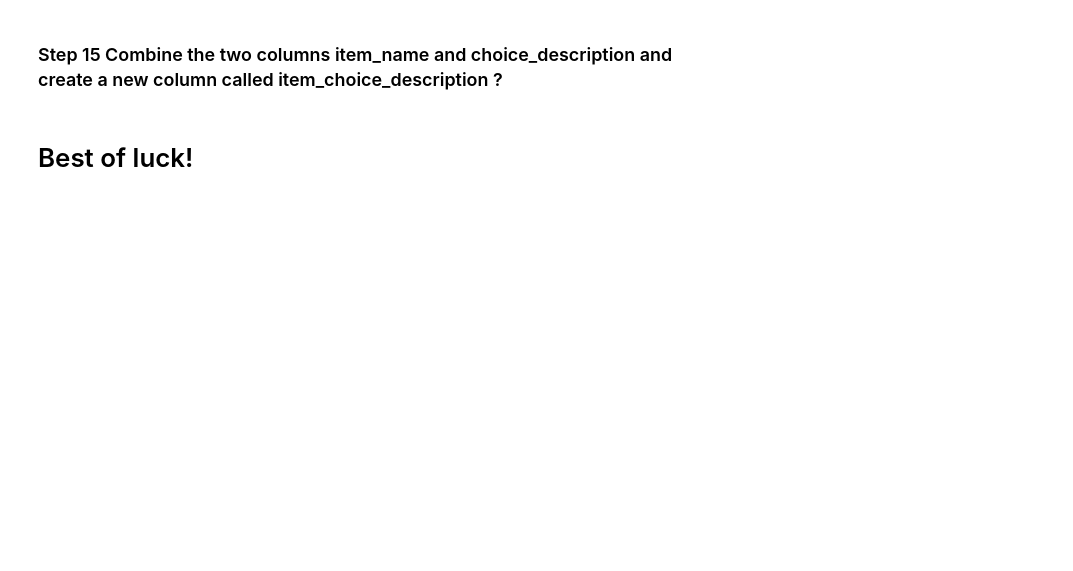
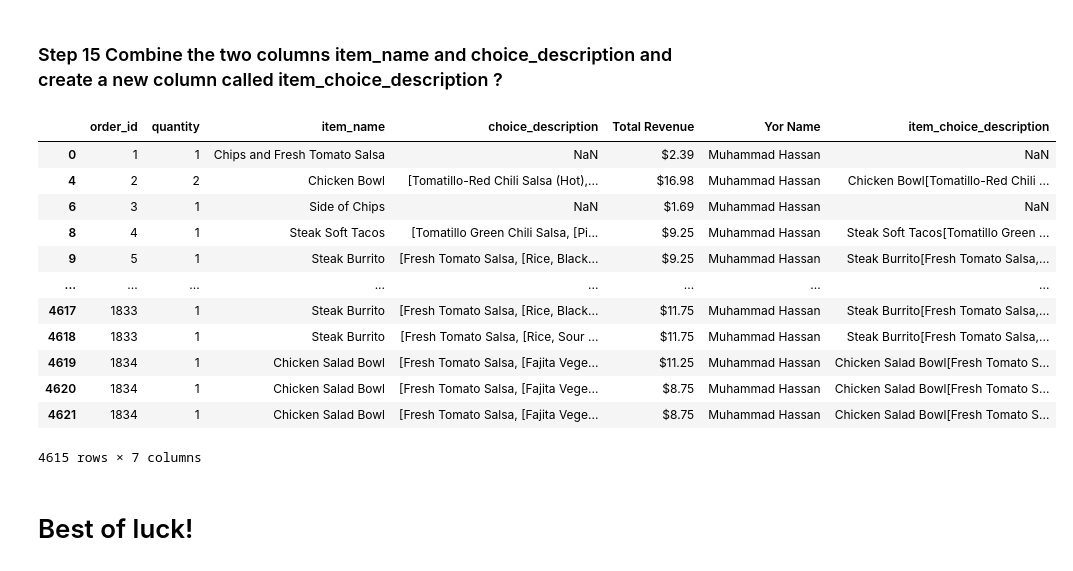
Before and after one commit to mhassandata/bit_assignment, a Jupyter notebook: Quiz_1.ipynb, the cells around one changed output. Saved outputs shown, nothing was run; the diff lists cells and outputs as text; code cells hidden in the pictures; blank space fills up the shorter version.

```diff
--- a/Quiz_1.ipynb
+++ b/Quiz_1.ipynb
@@ -120,3 +120,6 @@ chipo.head()
 | 4 | 2 | 2 | Chicken Bowl | [Tomatillo-Red Chili Salsa (Hot),... | $16.98 |
 # %% [markdown]
 ### Step 12 Create A new Column called 'Your Name' and fill it with your name
+# %%
+chipo['Yor Name'] = "Muhammad Hassan"
+chipo
@@ -125 +142,4 @@ chipo.head()
+# %%
+# Drop the rows with the specified index values
+chipo = chipo.drop(index=[1,3,2,5,12,14,7])
 # %% [markdown]
@@ -127,4 +162,21 @@ chipo.head()
 # %% [markdown]
 ### Step 15 Combine the two columns item_name and choice_description and create a new column called item_choice_description ?
+# %%
+chipo['item_choice_description'] = chipo['item_name'] + chipo['choice_description']
+chipo
+# %% [output]
+|  | order_id | quantity | item_name | choice_description | Total Revenue | Yor Name | item_choice_description |
+| 0 | 1 | 1 | Chips and Fresh Tomato Salsa | NaN | $2.39 | Muhammad Hassan | NaN |
+| 4 | 2 | 2 | Chicken Bowl | [Tomatillo-Red Chili Salsa (Hot),... | $16.98 | Muhammad Hassan | Chicken Bowl[Tomatillo-Red Chili ... |
+| 6 | 3 | 1 | Side of Chips | NaN | $1.69 | Muhammad Hassan | NaN |
+| 8 | 4 | 1 | Steak Soft Tacos | [Tomatillo Green Chili Salsa, [Pi... | $9.25 | Muhammad Hassan | Steak Soft Tacos[Tomatillo Green ... |
+| 9 | 5 | 1 | Steak Burrito | [Fresh Tomato Salsa, [Rice, Black... | $9.25 | Muhammad Hassan | Steak Burrito[Fresh Tomato Salsa,... |
+| ... | ... | ... | ... | ... | ... | ... | ... |
+| 4617 | 1833 | 1 | Steak Burrito | [Fresh Tomato Salsa, [Rice, Black... | $11.75 | Muhammad Hassan | Steak Burrito[Fresh Tomato Salsa,... |
+| 4618 | 1833 | 1 | Steak Burrito | [Fresh Tomato Salsa, [Rice, Sour ... | $11.75 | Muhammad Hassan | Steak Burrito[Fresh Tomato Salsa,... |
+| 4619 | 1834 | 1 | Chicken Salad Bowl | [Fresh Tomato Salsa, [Fajita Vege... | $11.25 | Muhammad Hassan | Chicken Salad Bowl[Fresh Tomato S... |
+| 4620 | 1834 | 1 | Chicken Salad Bowl | [Fresh Tomato Salsa, [Fajita Vege... | $8.75 | Muhammad Hassan | Chicken Salad Bowl[Fresh Tomato S... |
+| 4621 | 1834 | 1 | Chicken Salad Bowl | [Fresh Tomato Salsa, [Fajita Vege... | $8.75 | Muhammad Hassan | Chicken Salad Bowl[Fresh Tomato S... |
+4615 rows × 7 columns
 # %% [markdown]
 # Best of luck!
```
Also changed, not shown: parts of 4 cells of this notebook.
